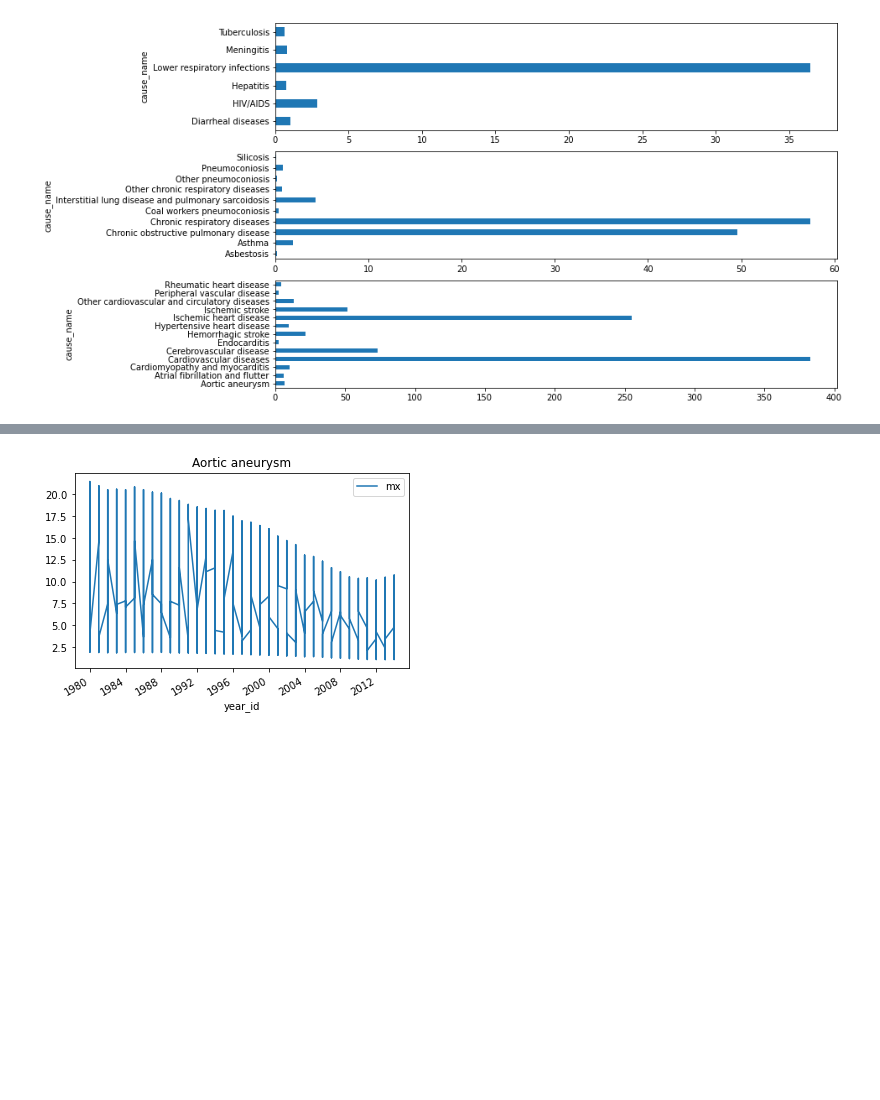
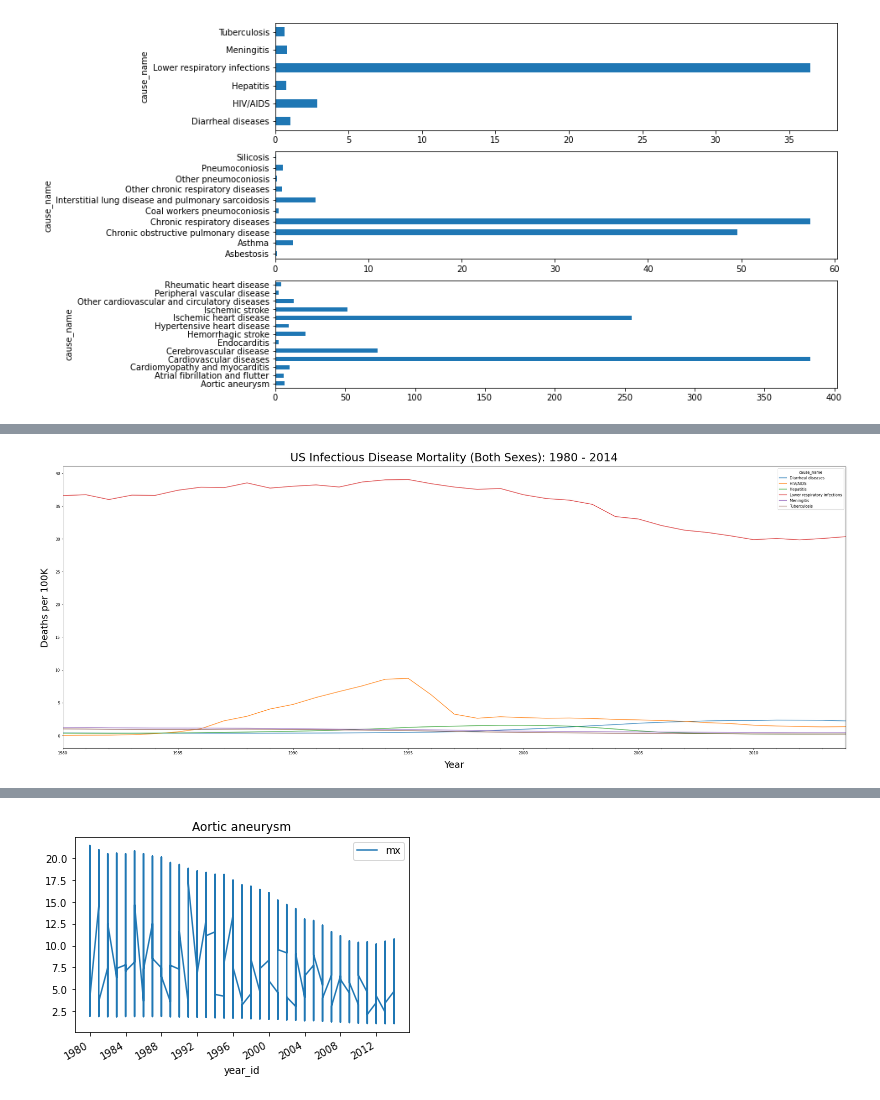
Before and after one commit to calculaterceec/Proj4Team2, a Jupyter notebook: code/KH_DataViz_EDA.ipynb, the cells around one changed output, grey strips where cells are left out. Drawn from its saved outputs; the diff is of its cells as text; code cells hidden in the pictures; blank space fills up the shorter version.

```diff
--- a/code/KH_DataViz_EDA.ipynb
+++ b/code/KH_DataViz_EDA.ipynb
@@ -53,0 +113,15 @@ cvd_df.groupby(['cause_name'])['mx'].mean().plot(kind='barh', ax=ax[2])
+# %%
+# inf disease dfs by sex
+inf_df_both = inf_df[(inf_df['sex'] == 'Both') & (inf_df['FIPS'].isna() == False)]
+inf_df_female = inf_df[(inf_df['sex'] == 'Female') & (inf_df['FIPS'].isna() == False)]
+inf_df_male = inf_df[(inf_df['sex'] == 'Male') & (inf_df['FIPS'].isna() == False)]
+
+# resp disease dfs by sex
+resp_df_both = resp_df[(resp_df['sex'] == 'Both') & (resp_df['FIPS'].isna() == False)]
+resp_df_female = resp_df[(resp_df['sex'] == 'Female') & (resp_df['FIPS'].isna() == False)]
+resp_df_male = resp_df[(resp_df['sex'] == 'Male') & (resp_df['FIPS'].isna() == False)]
+
+# cvd disease dfs by sex
+cvd_df_both = cvd_df[(cvd_df['sex'] == 'Both') & (cvd_df['FIPS'].isna() == False)]
+cvd_df_female = cvd_df[(cvd_df['sex'] == 'Female') & (cvd_df['FIPS'].isna() == False)]
+cvd_df_male = cvd_df[(cvd_df['sex'] == 'Male') & (cvd_df['FIPS'].isna() == False)]
@@ -53,0 +144,11 @@ cvd_df.groupby(['cause_name'])['mx'].mean().plot(kind='barh', ax=ax[2])
+# %%
+# grouping rates of infectious disease mortality
+fig, ax = plt.subplots(figsize=(30, 12))
+#fig.suptitle("Infectious Disease Mortality by Sex")
+ax.set_title("US Infectious Disease Mortality (Both Sexes): 1980 - 2014", fontdict={'fontsize': 30, 'fontweight': 25}, pad=15)
+inf_df_both.groupby(['year_id','cause_name']).mean()['mx'].unstack().plot(ax=ax)
+ax.set_xlabel('Year', fontdict={'fontsize': 25, 'fontweight': 25}, labelpad=15)
+ax.set_ylabel('Deaths per 100K', fontdict={'fontsize': 25, 'fontweight': 25}, labelpad=15)
+plt.tight_layout();
+# %% [output]
+[figure, added]
```
Also changed, not shown: parts of 16 cells of this notebook, 3 other files.
